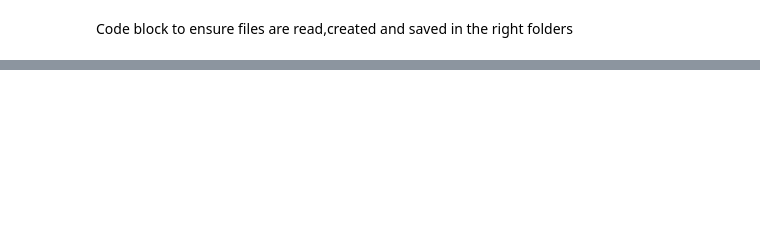
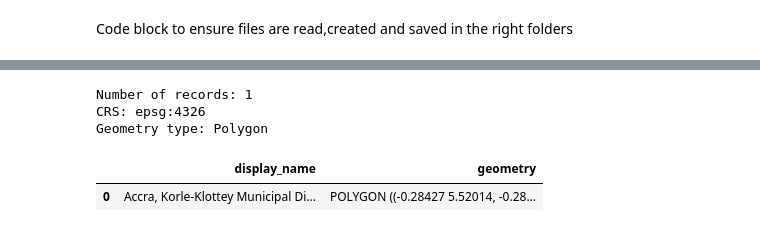
Before and after one commit to manafosman-dev/accra_ev_swap_coverage_analysis, a Jupyter notebook: notebooks/01_boundary_and_station_data.ipynb, the cells around one changed output, grey strips where cells are left out. Drawn from its saved outputs; the diff is of its cells as text; code cells hidden in the pictures; blank space fills up the shorter version.

```diff
--- a/notebooks/01_boundary_and_station_data.ipynb
+++ b/notebooks/01_boundary_and_station_data.ipynb
@@ -27,0 +40,12 @@ print("Folders are ready")
+# %%
+print("Number of records:", len(accra_boundary))
+print("CRS:", accra_boundary.crs)
+print("Geometry type:", accra_boundary.geometry.geom_type.iloc[0])
+
+accra_boundary[["display_name", "geometry"]]
+# %% [output]
+Number of records: 1
+CRS: epsg:4326
+Geometry type: Polygon
+|  | display_name | geometry |
+| 0 | Accra, Korle-Klottey Municipal Di... | POLYGON ((-0.28427 5.52014, -0.28... |
```
Also changed, not shown: parts of 6 cells of this notebook, 4 other files.
